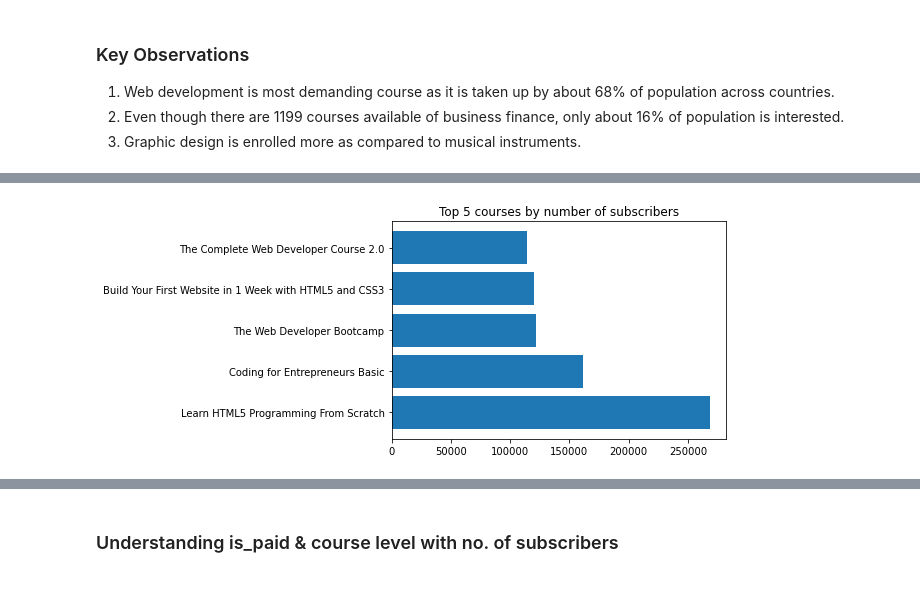
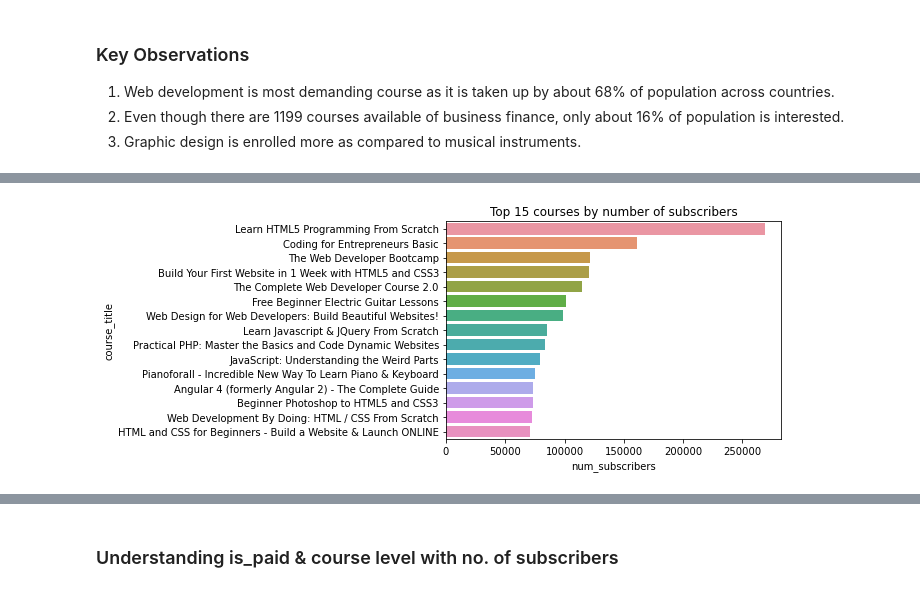
Before and after one commit to akanshya/My-ML-Models, a Jupyter notebook: Udemy Courses Dataset/Udemy Courses Analysis.ipynb, the cells around one changed output, grey strips where cells are left out. Saved outputs shown, nothing was run; the diff lists cells and outputs as text; code cells hidden in the pictures.

```diff
--- a/Udemy Courses Dataset/Udemy Courses Analysis.ipynb
+++ b/Udemy Courses Dataset/Udemy Courses Analysis.ipynb
@@ -156,8 +156,8 @@ plt.show()
 2. Even though there are 1199 courses available of business finance, only about 16% of population is interested.
 3. Graphic design is enrolled more as compared to musical instruments.
 # %%
-top5_subs=dataset.sort_values('num_subscribers',ascending=False).head(5)#top 5 courses taken
-top5_subs
+top15_subs=dataset.sort_values('num_subscribers',ascending=False).head(15)#top 5 courses taken
+top15_subs
 # %% [output]
 |  | course_title | is_paid | price | num_subscribers | num_reviews | num_lectures | level | content_duration | ... |
 | 2832 | Learn HTML5 Programming From Scratch | FALSE | 0 | 268923 | 8629 | 45 | All Levels | 10.5 hours | ... |
@@ -168,9 +178,7 @@ top5_subs
 # %%
-plt.barh(top5_subs.course_title, top5_subs.num_subscribers)
-
-
-plt.title("Top 5 courses by number of subscribers")
+sns.barplot(top15_subs.num_subscribers,top15_subs.course_title,orient='h')
+plt.title("Top 15 courses by number of subscribers")
 plt.show()
 # %% [output]
-[figure, old version]
+[figure, new version]
 # %%
```
Also changed, not shown: parts of 7 cells of this notebook.
